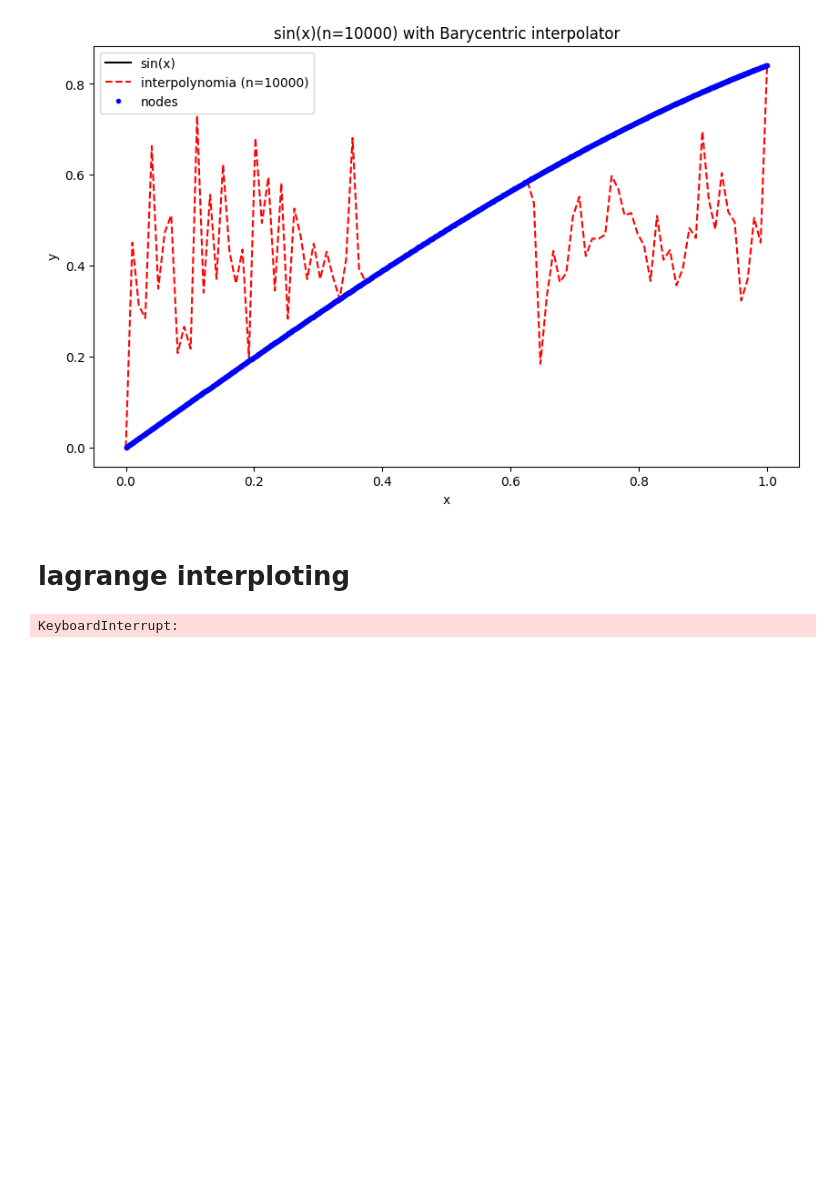
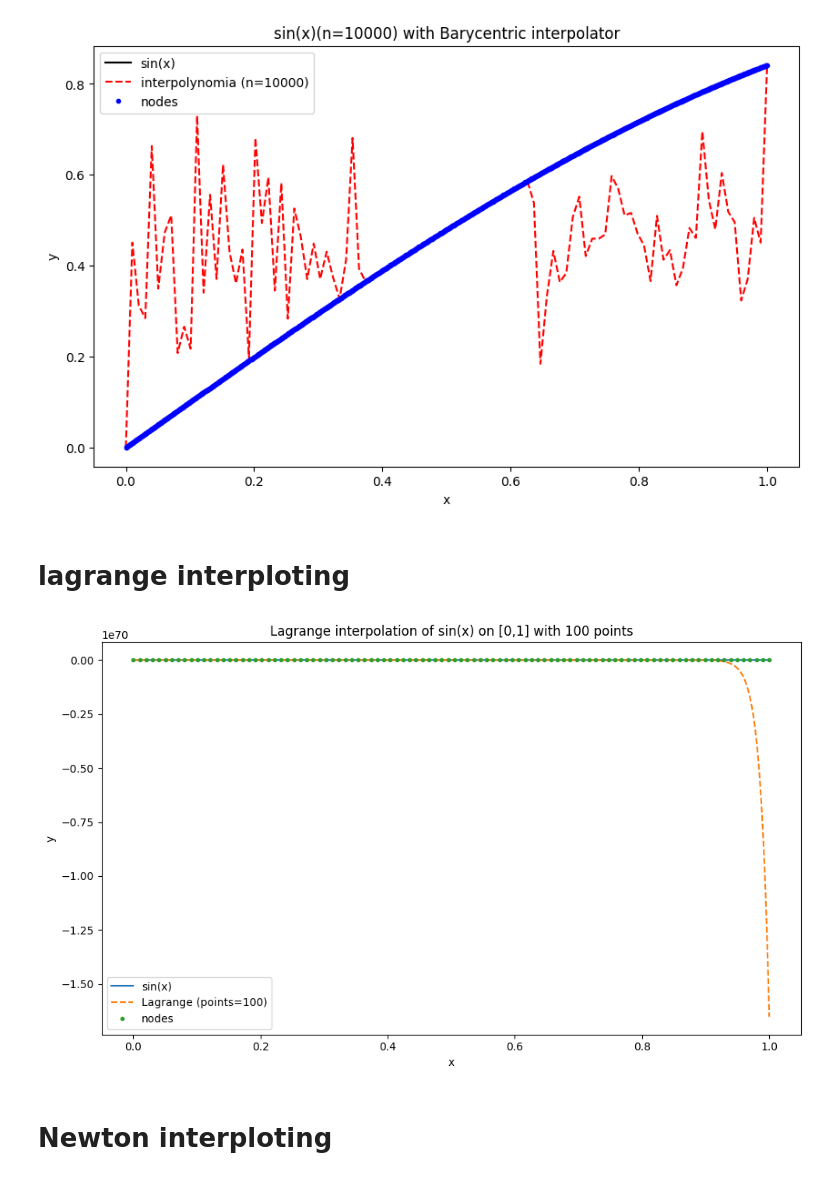
Before and after one commit to chenansc14-rgb/Chen-chung-an, a Jupyter notebook: week 1 homework.ipynb, the cells around one changed output. Saved outputs shown, nothing was run; the diff lists cells and outputs as text; code cells hidden in the pictures; blank space fills up the shorter version.

```diff
--- a/week 1 homework.ipynb
+++ b/week 1 homework.ipynb
@@ -125,26 +127,29 @@ from scipy.interpolate import lagrange
+# %%
+def g(x):
+    return np.sin(x)
 # %%
 a, b = 0.0, 1.0
-n = 100
+n_points = 100
+x_nodes = np.linspace(a, b, n_points, dtype=np.float64)
+y_nodes = g(x_nodes)
-# %%
-x_nodes = np.linspace(a, b, n + 1, dtype=np.float64)
-y_nodes = h(x_nodes)
 # %%
 poly = lagrange(x_nodes, y_nodes)
 
-# 評估與繪圖
-x = np.linspace(a, b, 1000, dtype=np.float64)
-y_true = h(x)
+x = np.linspace(a, b, 2000, dtype=np.float64)
+y_true = g(x)
 y_interp = poly(x)
 
 plt.figure(figsize=(10, 6))
-plt.plot(x, y_true, 'k-', label="sin(x)")
-plt.plot(x, y_interp, 'r--', label=f"Lagrange (n={n})")
-plt.plot(x_nodes, y_nodes, 'bo', markersize=1, label="nodes")
-plt.title(f"sin(x) on [0,1] — Lagrange interpolation (n={n})")
-plt.xlabel("x"); plt.ylabel("y")
-plt.ylim(-0.1, 1.1)   # 固定 y 軸，避免自動縮放造成「看起來不一樣」
+plt.plot(x, y_true, label="sin(x)")
+plt.plot(x, y_interp, "--", label=f"Lagrange (points={n_points})")
+plt.plot(x_nodes, y_nodes, "o", markersize=3, label="nodes")
+plt.xlabel("x")
+plt.ylabel("y")
+plt.title("Lagrange interpolation of sin(x) on [0,1] with 100 points")
 plt.legend()
 plt.tight_layout()
 plt.show()
 # %% [output]
-KeyboardInterrupt:
+[figure, added]
+# %% [markdown]
+# Newton interploting
```
Also changed, not shown: parts of 6 cells of this notebook.
